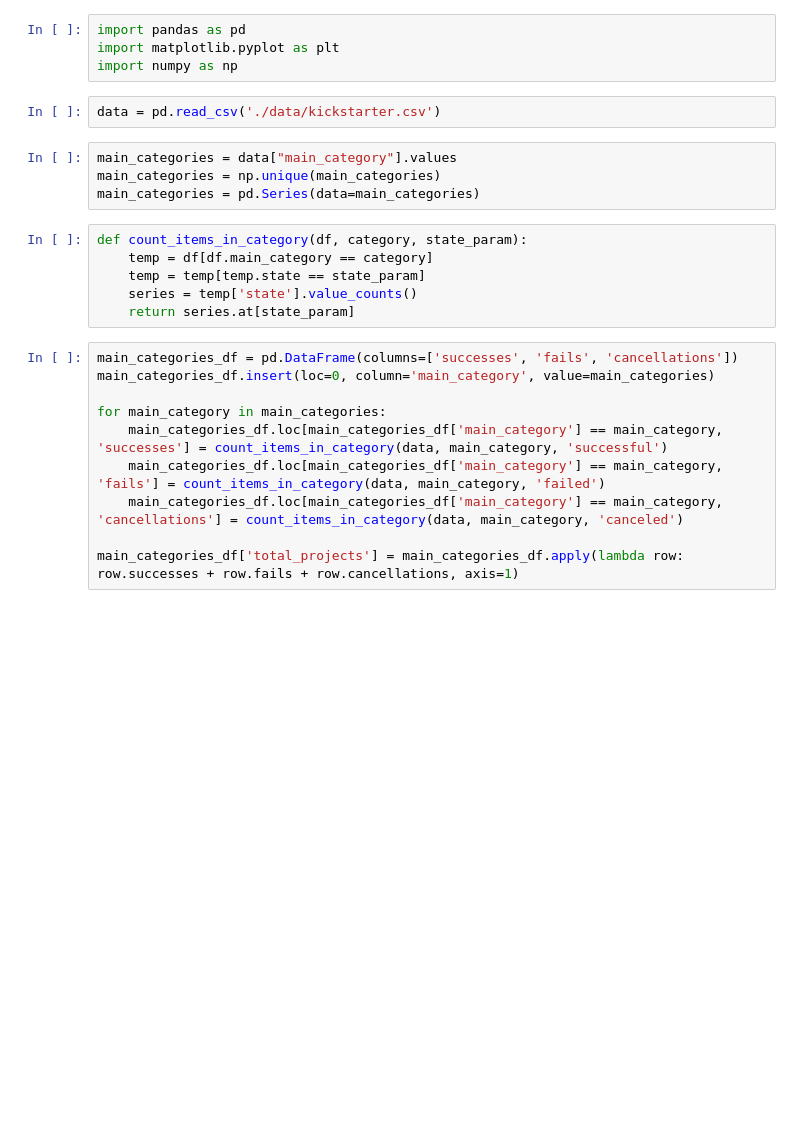
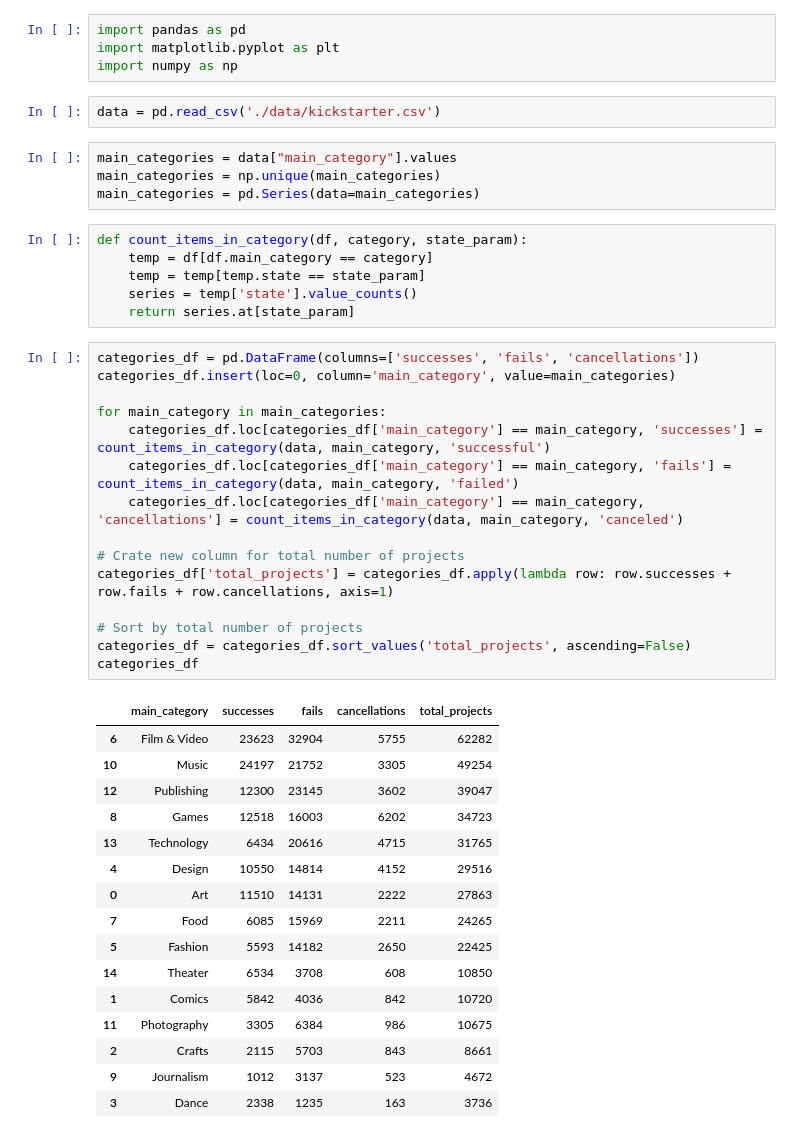
Before and after one commit to togademi/dataviz, a Jupyter notebook: kickstarter.ipynb, the cells around one changed output. Drawn from its saved outputs; the diff is of its cells as text; blank space fills up the shorter version.

```diff
--- a/kickstarter.ipynb
+++ b/kickstarter.ipynb
@@ -15,12 +15,34 @@ def count_items_in_category(df, category, state_param):
     series = temp['state'].value_counts()
     return series.at[state_param]
 # %%
-main_categories_df = pd.DataFrame(columns=['successes', 'fails', 'cancellations'])
-main_categories_df.insert(loc=0, column='main_category', value=main_categories)
+categories_df = pd.DataFrame(columns=['successes', 'fails', 'cancellations'])
+categories_df.insert(loc=0, column='main_category', value=main_categories)
 
 for main_category in main_categories:
-    main_categories_df.loc[main_categories_df['main_category'] == main_category, 'successes'] = count_items_in_category(data, main_category, 'successful')
-    main_categories_df.loc[main_categories_df['main_category'] == main_category, 'fails'] = count_items_in_category(data, main_category, 'failed')
-    main_categories_df.loc[main_categories_df['main_category'] == main_category, 'cancellations'] = count_items_in_category(data, main_category, 'canceled')
+    categories_df.loc[categories_df['main_category'] == main_category, 'successes'] = count_items_in_category(data, main_category, 'successful')
+    categories_df.loc[categories_df['main_category'] == main_category, 'fails'] = count_items_in_category(data, main_category, 'failed')
+    categories_df.loc[categories_df['main_category'] == main_category, 'cancellations'] = count_items_in_category(data, main_category, 'canceled')
 
-main_categories_df['total_projects'] = main_categories_df.apply(lambda row: row.successes + row.fails + row.cancellations, axis=1)
+# Crate new column for total number of projects
+categories_df['total_projects'] = categories_df.apply(lambda row: row.successes + row.fails + row.cancellations, axis=1)
+
+# Sort by total number of projects
+categories_df = categories_df.sort_values('total_projects', ascending=False)
+categories_df
+# %% [output]
+|  | main_category | successes | fails | cancellations | total_projects |
+| 6 | Film & Video | 23623 | 32904 | 5755 | 62282 |
+| 10 | Music | 24197 | 21752 | 3305 | 49254 |
+| 12 | Publishing | 12300 | 23145 | 3602 | 39047 |
+| 8 | Games | 12518 | 16003 | 6202 | 34723 |
+| 13 | Technology | 6434 | 20616 | 4715 | 31765 |
+| 4 | Design | 10550 | 14814 | 4152 | 29516 |
+| 0 | Art | 11510 | 14131 | 2222 | 27863 |
+| 7 | Food | 6085 | 15969 | 2211 | 24265 |
+| 5 | Fashion | 5593 | 14182 | 2650 | 22425 |
+| 14 | Theater | 6534 | 3708 | 608 | 10850 |
+| 1 | Comics | 5842 | 4036 | 842 | 10720 |
+| 11 | Photography | 3305 | 6384 | 986 | 10675 |
+| 2 | Crafts | 2115 | 5703 | 843 | 8661 |
+| 9 | Journalism | 1012 | 3137 | 523 | 4672 |
+| 3 | Dance | 2338 | 1235 | 163 | 3736 |
```
Also changed, not shown: parts of 2 cells of this notebook.
